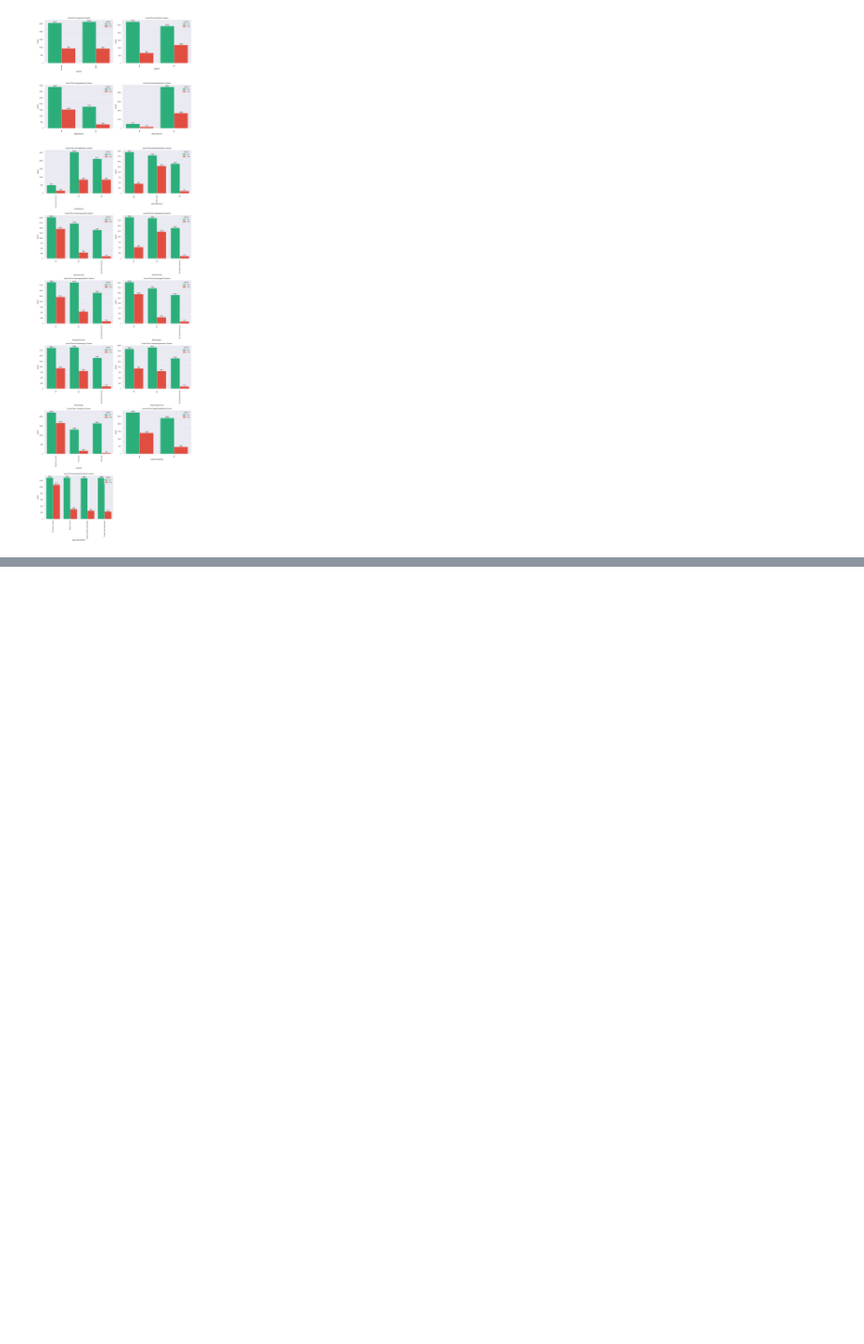
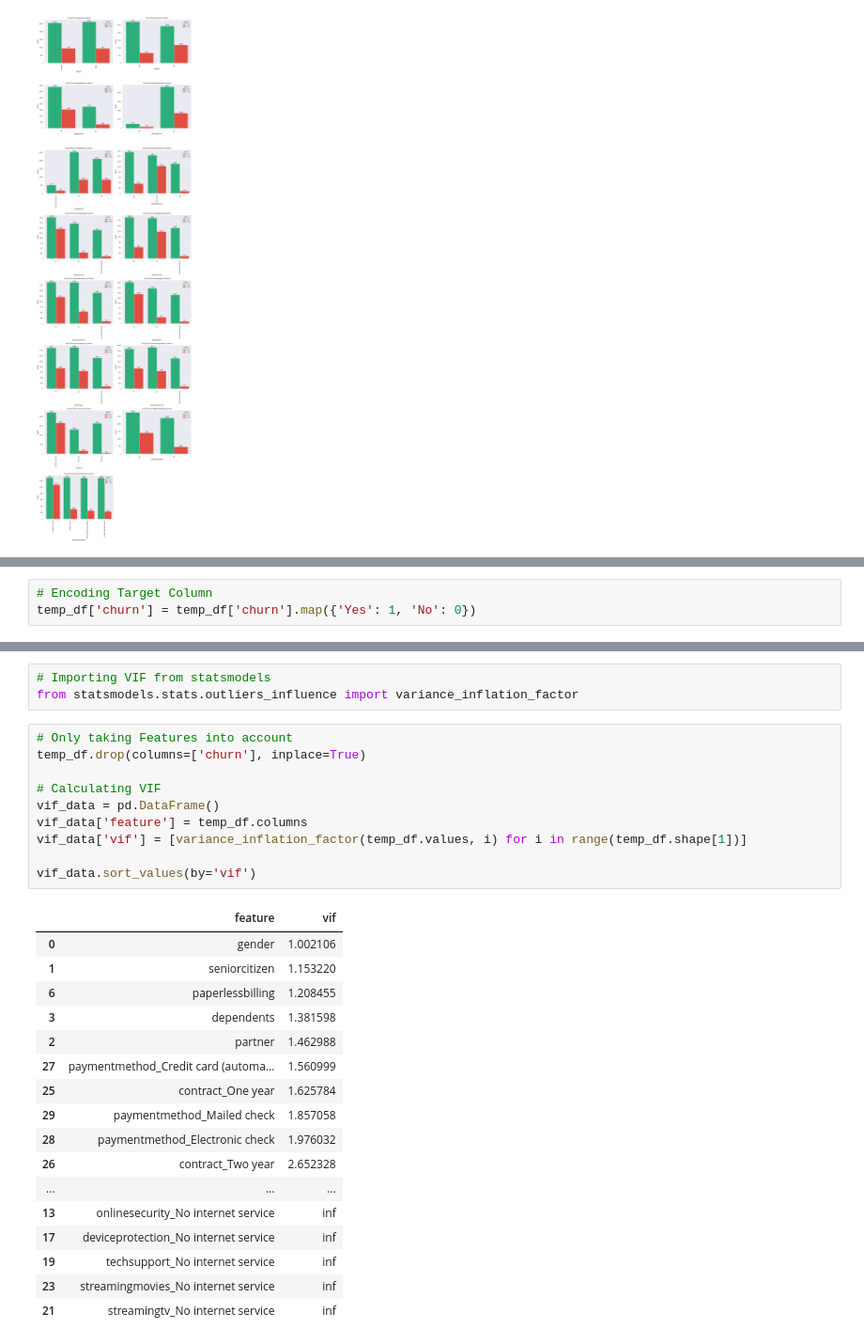
Before and after one commit to themrityunjaypathak/ChurnLabs, a Jupyter notebook: notebooks/01_eda.ipynb, the cells around one changed output, grey strips where cells are left out. Shown at 94% size. Drawn from its saved outputs; the diff is of its cells as text; blank space fills up the shorter version.

```diff
--- a/notebooks/01_eda.ipynb
+++ b/notebooks/01_eda.ipynb
@@ -152,0 +158,3 @@ plt.show()
+# %%
+# Encoding Target Column
+temp_df['churn'] = temp_df['churn'].map({'Yes': 1, 'No': 0})
@@ -152,0 +186,31 @@ plt.show()
+# %%
+# Importing VIF from statsmodels
+from statsmodels.stats.outliers_influence import variance_inflation_factor
+# %%
+# Only taking Features into account
+temp_df.drop(columns=['churn'], inplace=True)
+
+# Calculating VIF
+vif_data = pd.DataFrame()
+vif_data['feature'] = temp_df.columns
+vif_data['vif'] = [variance_inflation_factor(temp_df.values, i) for i in range(temp_df.shape[1])]
+
+vif_data.sort_values(by='vif')
+# %% [output]
+|  | feature | vif |
+| 0 | gender | 1.002106 |
+| 1 | seniorcitizen | 1.153220 |
+| 6 | paperlessbilling | 1.208455 |
+| 3 | dependents | 1.381598 |
+| 2 | partner | 1.462988 |
+| 27 | paymentmethod_Credit card (automa... | 1.560999 |
+| 25 | contract_One year | 1.625784 |
+| 29 | paymentmethod_Mailed check | 1.857058 |
+| 28 | paymentmethod_Electronic check | 1.976032 |
+| 26 | contract_Two year | 2.652328 |
+| ... | ... | ... |
+| 13 | onlinesecurity_No internet service | inf |
+| 17 | deviceprotection_No internet service | inf |
+| 19 | techsupport_No internet service | inf |
+| 23 | streamingmovies_No internet service | inf |
+| 21 | streamingtv_No internet service | inf |
```
Also changed, not shown: parts of 16 cells of this notebook.
